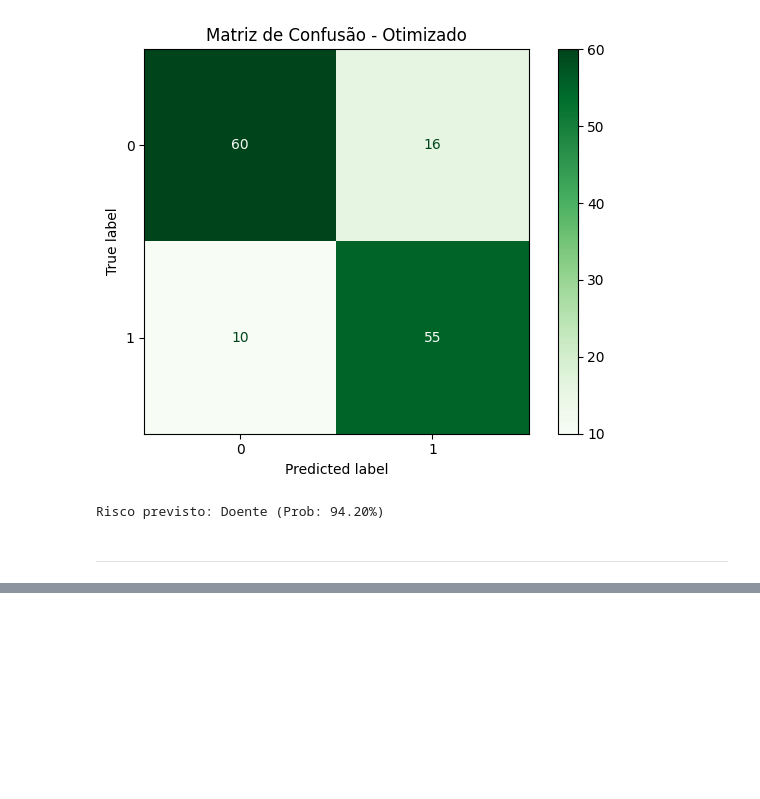
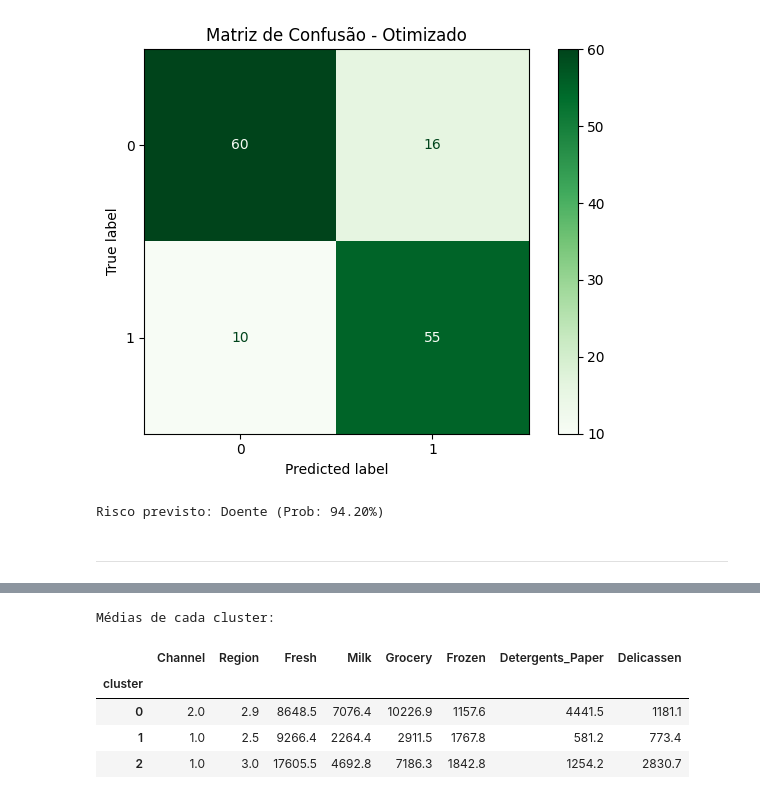
Before and after one commit to jpedrodias/FundamentosModelosAnaliticosPython, a Jupyter notebook: Week05/Ficha_Avaliacao.ipynb, the cells around one changed output, grey strips where cells are left out. Cells and saved outputs as stored; diff of their text form; code cells hidden in the pictures; blank space fills up the shorter version.

```diff
--- a/Week05/Ficha_Avaliacao.ipynb
+++ b/Week05/Ficha_Avaliacao.ipynb
@@ -510,0 +601,6 @@ Risco previsto: Doente (Prob: 94.20%)
+# %%
+# 3. DBSCAN (eps e min_samples podem exigir afinação)
+dbscan = DBSCAN(eps=1.6, min_samples=5)   # heurística inicial
+labels = dbscan.fit_predict(X_scaled)
+
+df["cluster"] = labels  # guardar rótulos
@@ -510,0 +654,18 @@ Risco previsto: Doente (Prob: 94.20%)
+# %%
+# 6. Interpretação dos clusters (médias de compra)
+cluster_profile = (
+    df[df["cluster"] != -1]        # ignorar ruído
+      .groupby("cluster")[num_cols]
+      .mean()
+      .round(1)
+)
+
+print("\nMédias de cada cluster:")
+display(cluster_profile)
+# %% [output]
+Médias de cada cluster:
+|  | Channel | Region | Fresh | Milk | Grocery | Frozen | Detergents_Paper | Delicassen |
+| cluster |  |  |  |  |  |  |  |  |
+| 0 | 2.0 | 2.9 | 8648.5 | 7076.4 | 10226.9 | 1157.6 | 4441.5 | 1181.1 |
+| 1 | 1.0 | 2.5 | 9266.4 | 2264.4 | 2911.5 | 1767.8 | 581.2 | 773.4 |
+| 2 | 1.0 | 3.0 | 17605.5 | 4692.8 | 7186.3 | 1842.8 | 1254.2 | 2830.7 |
```
Also changed, not shown: parts of 12 cells of this notebook, 1 other file.
